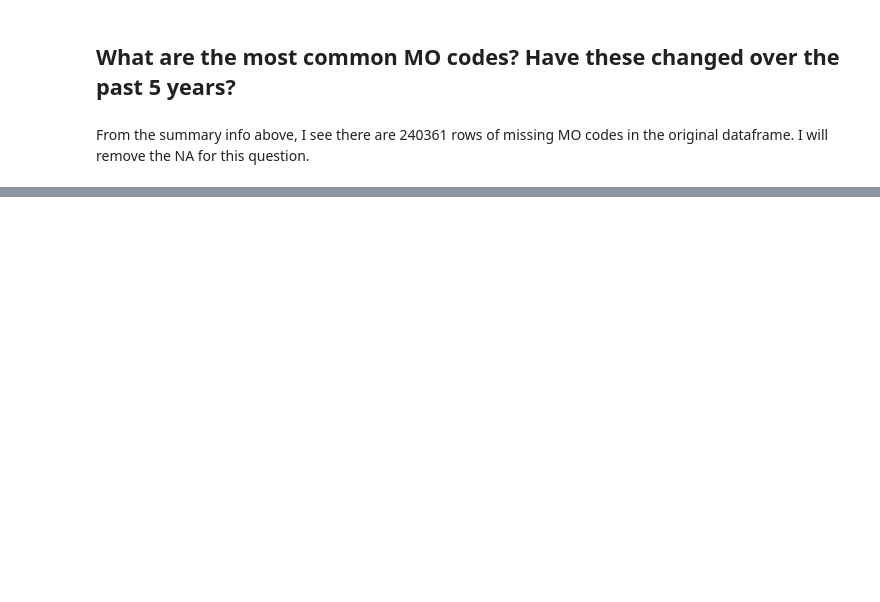
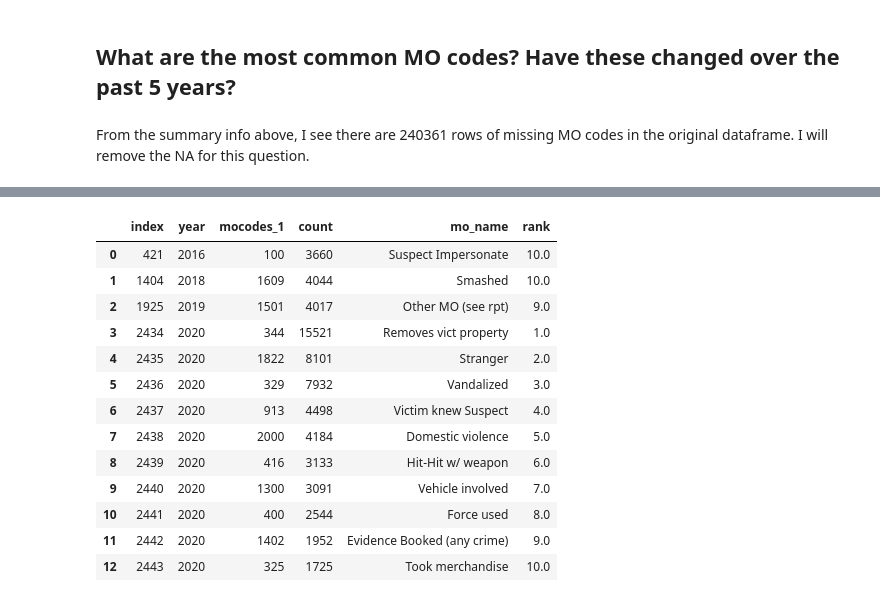
Before and after one commit to veeps/LA_innovation_team, a Jupyter notebook: code/002_EDA.ipynb, the cells around one changed output, grey strips where cells are left out. Cells and saved outputs as stored; diff of their text form; code cells hidden in the pictures; blank space fills up the shorter version.

```diff
--- a/code/002_EDA.ipynb
+++ b/code/002_EDA.ipynb
@@ -191,0 +193,17 @@ plt.ylim(reversed(plt.ylim()))
+# %%
+last_points_mo
+# %% [output]
+|  | index | year | mocodes_1 | count | mo_name | rank |
+| 0 | 421 | 2016 | 100 | 3660 | Suspect Impersonate | 10.0 |
+| 1 | 1404 | 2018 | 1609 | 4044 | Smashed | 10.0 |
+| 2 | 1925 | 2019 | 1501 | 4017 | Other MO (see rpt) | 9.0 |
+| 3 | 2434 | 2020 | 344 | 15521 | Removes vict property | 1.0 |
+| 4 | 2435 | 2020 | 1822 | 8101 | Stranger | 2.0 |
+| 5 | 2436 | 2020 | 329 | 7932 | Vandalized | 3.0 |
+| 6 | 2437 | 2020 | 913 | 4498 | Victim knew Suspect | 4.0 |
+| 7 | 2438 | 2020 | 2000 | 4184 | Domestic violence | 5.0 |
+| 8 | 2439 | 2020 | 416 | 3133 | Hit-Hit w/ weapon | 6.0 |
+| 9 | 2440 | 2020 | 1300 | 3091 | Vehicle involved | 7.0 |
+| 10 | 2441 | 2020 | 400 | 2544 | Force used | 8.0 |
+| 11 | 2442 | 2020 | 1402 | 1952 | Evidence Booked (any crime) | 9.0 |
+| 12 | 2443 | 2020 | 325 | 1725 | Took merchandise | 10.0 |
```
Also changed, not shown: parts of 9 cells of this notebook, 1 other file.
